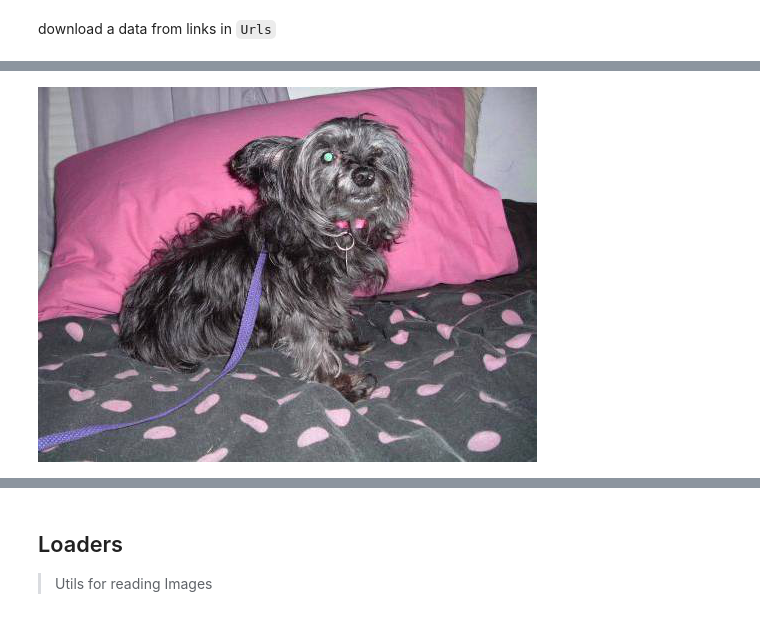
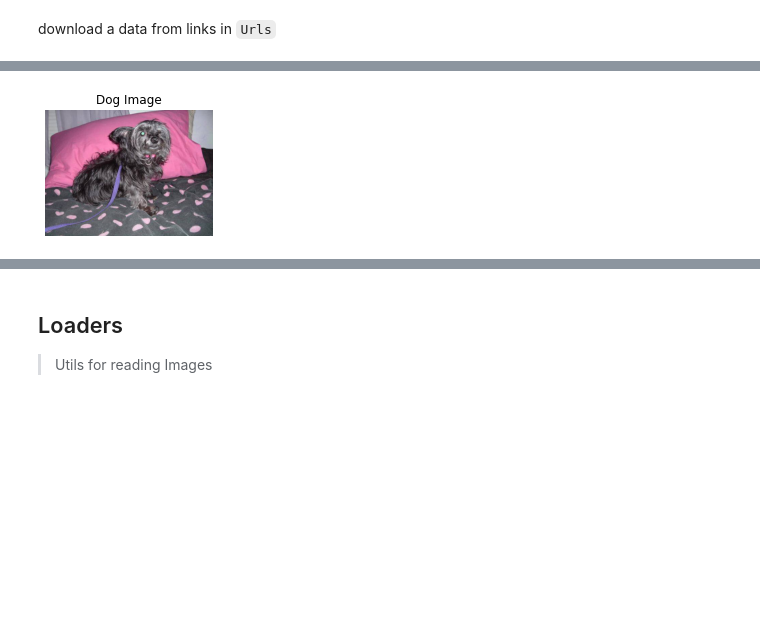
Before and after one commit to benihime91/lightning_cv, a Jupyter notebook: nbs/00b_core.utils.data.ipynb, the cells around one changed output, grey strips where cells are left out. Saved outputs shown, nothing was run; the diff lists cells and outputs as text; code cells hidden in the pictures; blank space fills up the shorter version.

```diff
--- a/nbs/00b_core.utils.data.ipynb
+++ b/nbs/00b_core.utils.data.ipynb
@@ -89,9 +107,12 @@ image = data / "dogs/dog.0.jpg"
 [interactive output not drawn]
 # %%
 # hide
-Image.open(image)
+import numpy as np
+from PIL import Image
+
+show_images(ims=[np.array(Image.open(image))], titles=["Dog Image"])
 # %% [output]
-[figure, old version]
+[figure, new version]
 [interactive output not drawn]
 # %% [markdown]
 ## Loaders
```
Also changed, not shown: parts of 10 cells of this notebook, 10 other files.
